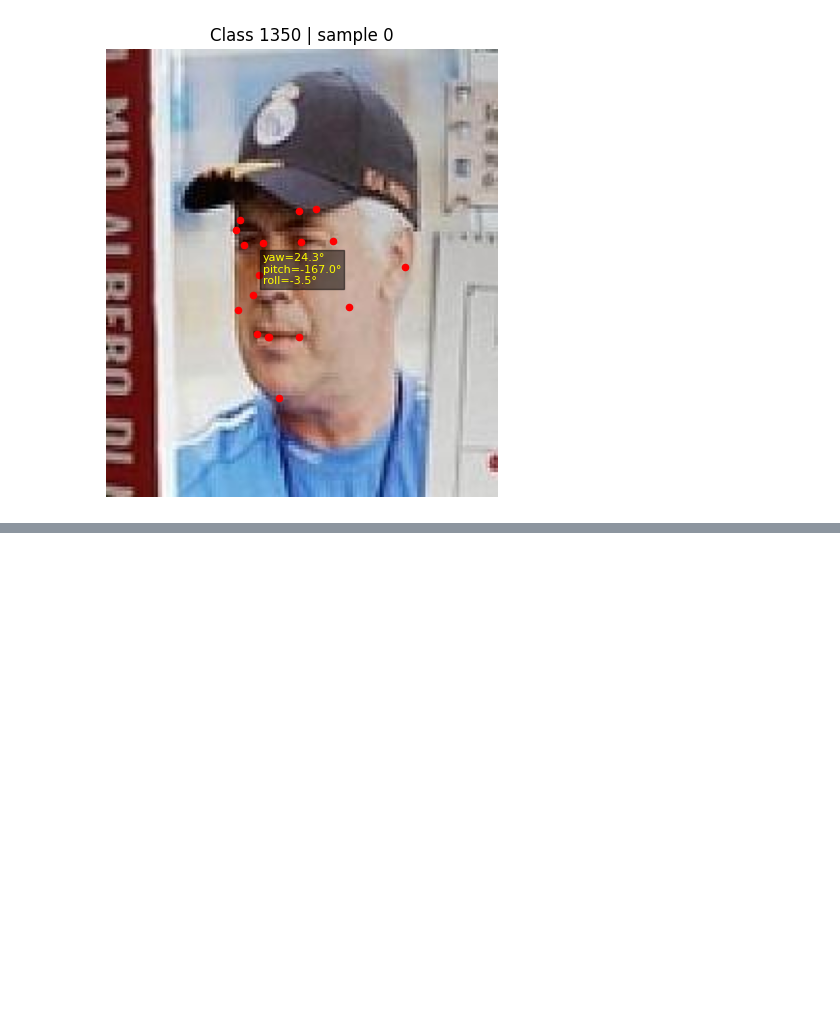
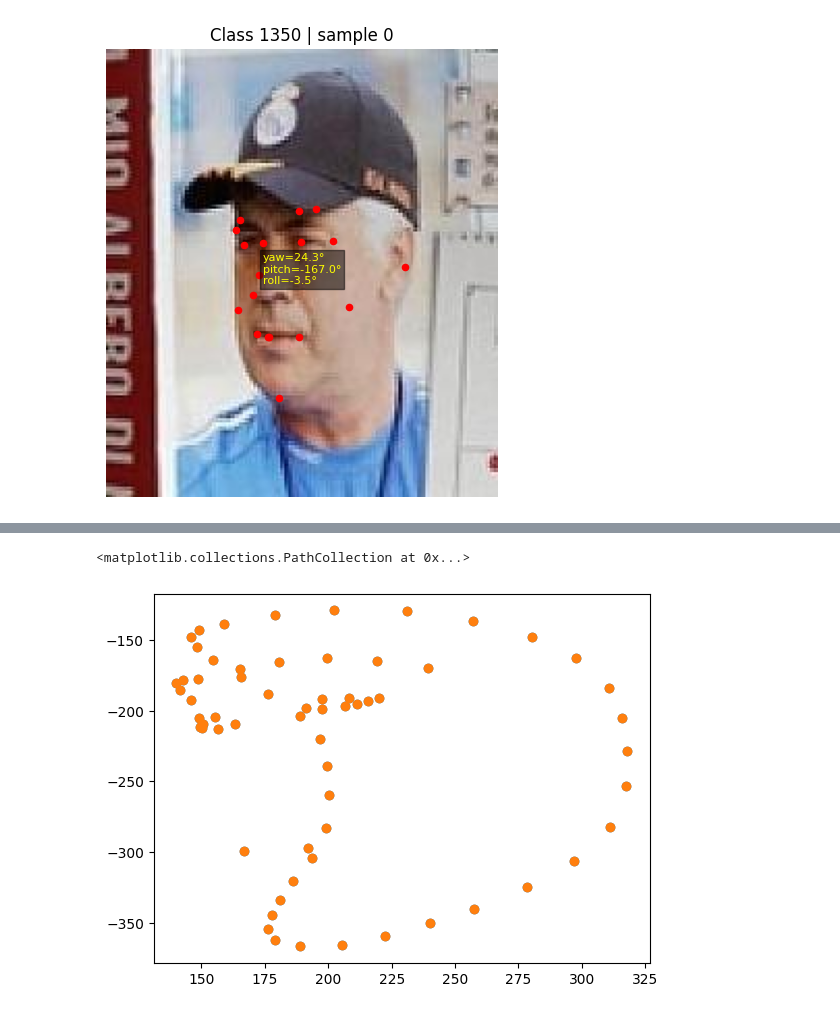
Before and after one commit to Alireza-Ghadimi/face-rec-heatmaps, a Jupyter notebook: playground.ipynb, the cells around one changed output, grey strips where cells are left out. Saved outputs shown, nothing was run; the diff lists cells and outputs as text; code cells hidden in the pictures; blank space fills up the shorter version.

```diff
--- a/playground.ipynb
+++ b/playground.ipynb
@@ -667,0 +776,13 @@ for row_idx in [1,2,4,9,8]:
+# %%
+i=1
+x = lm_norm[i,0::2]
+y = -lm_norm[i,1::2]
+plt.scatter(x,y)
+
+
+xf = frontal[0,0::2]
+yf = -frontal[0,1::2]
+plt.scatter(xf,yf)
+# %% [output]
+<matplotlib.collections.PathCollection at 0x...>
+[figure, added]
```
Also changed, not shown: parts of 9 cells of this notebook, 2 other files.
